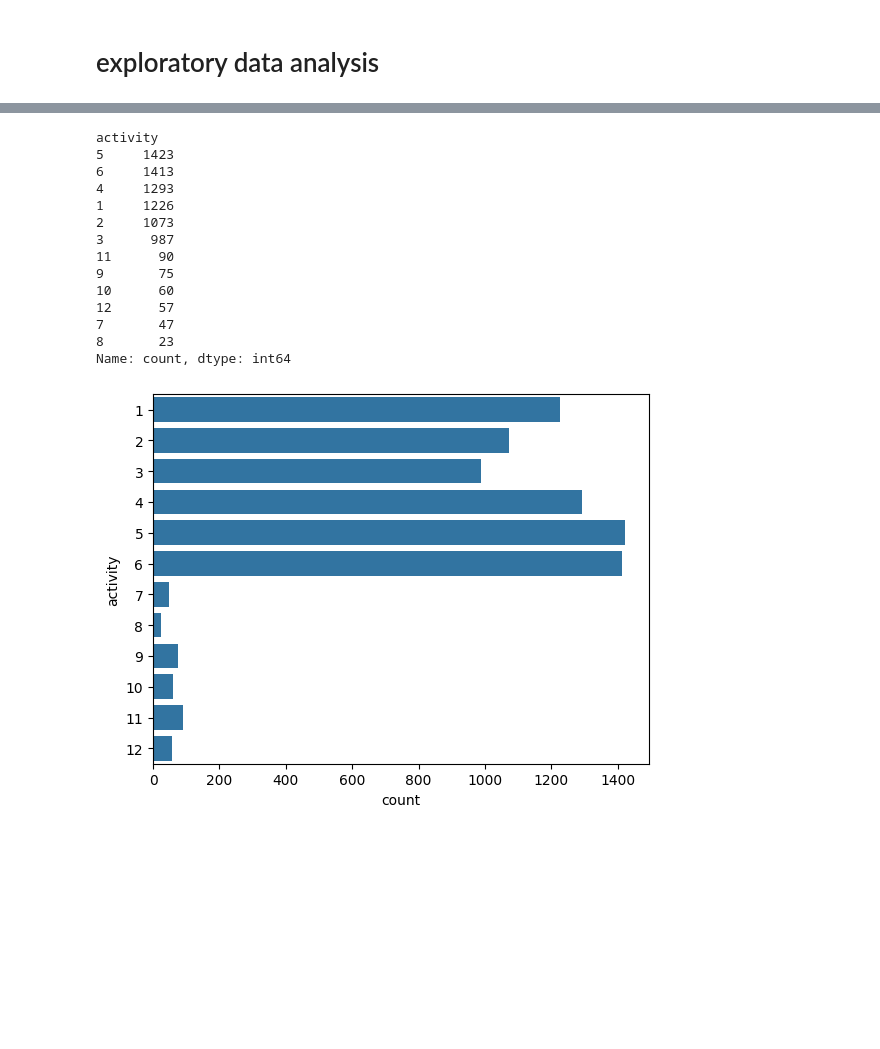
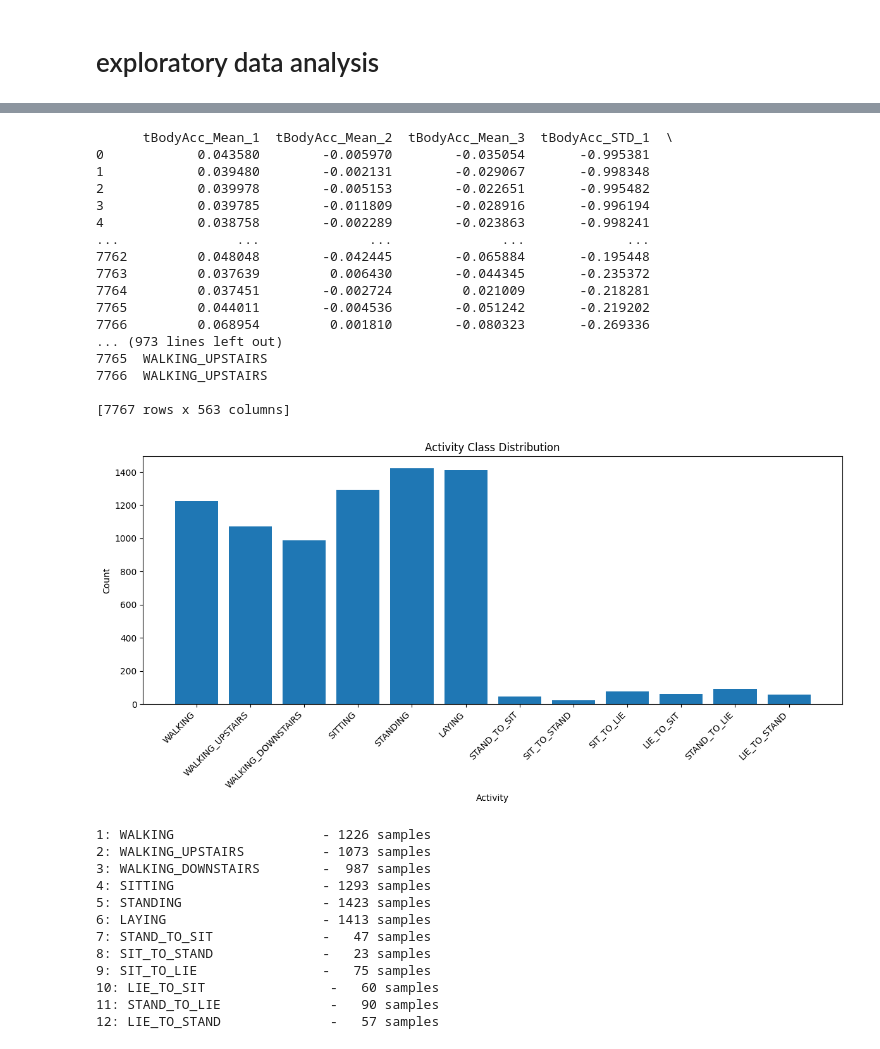
Before and after one commit to kvietelaitis/machine-learning-project, a Jupyter notebook: analysis/data-analysis.ipynb, the cells around one changed output, grey strips where cells are left out. Saved outputs shown, nothing was run; the diff lists cells and outputs as text; code cells hidden in the pictures; blank space fills up the shorter version.

```diff
--- a/analysis/data-analysis.ipynb
+++ b/analysis/data-analysis.ipynb
@@ -65,22 +70,55 @@ dtype: int64
 [figure]
+# %%
+df.duplicated().sum()
+
+print(df)
+# %% [output]
+      tBodyAcc_Mean_1  tBodyAcc_Mean_2  tBodyAcc_Mean_3  tBodyAcc_STD_1  \
+0            0.043580        -0.005970        -0.035054       -0.995381
+1            0.039480        -0.002131        -0.029067       -0.998348
+2            0.039978        -0.005153        -0.022651       -0.995482
+3            0.039785        -0.011809        -0.028916       -0.996194
+4            0.038758        -0.002289        -0.023863       -0.998241
+...               ...              ...              ...             ...
+7762         0.048048        -0.042445        -0.065884       -0.195448
+7763         0.037639         0.006430        -0.044345       -0.235372
+7764         0.037451        -0.002724         0.021009       -0.218281
+7765         0.044011        -0.004536        -0.051242       -0.219202
+7766         0.068954         0.001810        -0.080323       -0.269336
+... (973 lines left out)
+7765  WALKING_UPSTAIRS
+7766  WALKING_UPSTAIRS
+
+[7767 rows x 563 columns]
 # %%
-display(df['activity'].value_counts())
-sns.countplot(y='activity', data=df)
+# Class distribution
+plt.figure(figsize=(12, 6))
+counts = df['activity']. value_counts().sort_index()
+plt.bar(range(len(counts)), counts.values)
+plt. xticks(range(len(counts)),
+           [activity_map[i+1] for i in range(len(counts))],
+           rotation=45, ha='right')
+plt.title('Activity Class Distribution')
+plt.xlabel('Activity')
+plt.ylabel('Count')
+plt.tight_layout()
 plt.show()
+
+# Print counts
+for activity_id, count in counts.items():
+    print(f"{activity_id}: {activity_map[activity_id]:25s} - {count:4d} samples")
 # %% [output]
+[figure, new version]
-activity
-5     1423
-6     1413
-4     1293
-1     1226
-2     1073
-3      987
-11      90
-9       75
-10      60
-12      57
-7       47
-8       23
-Name: count, dtype: int64
+1: WALKING                   - 1226 samples
+2: WALKING_UPSTAIRS          - 1073 samples
+3: WALKING_DOWNSTAIRS        -  987 samples
+4: SITTING                   - 1293 samples
+5: STANDING                  - 1423 samples
+6: LAYING                    - 1413 samples
+7: STAND_TO_SIT              -   47 samples
+8: SIT_TO_STAND              -   23 samples
+9: SIT_TO_LIE                -   75 samples
+10: LIE_TO_SIT                -   60 samples
+11: STAND_TO_LIE              -   90 samples
+12: LIE_TO_STAND              -   57 samples
-[figure, old version]
 # %%
```
Also changed, not shown: parts of 9 cells of this notebook.
